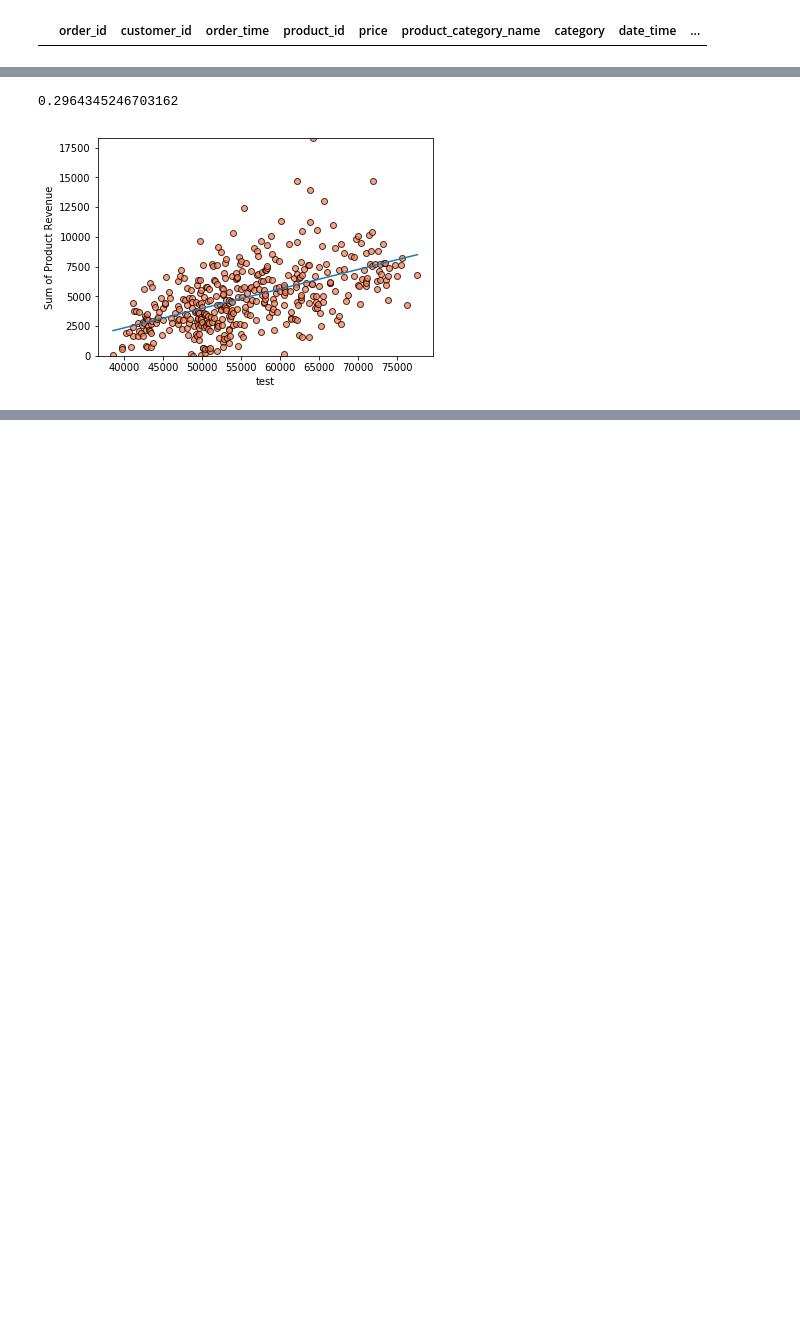
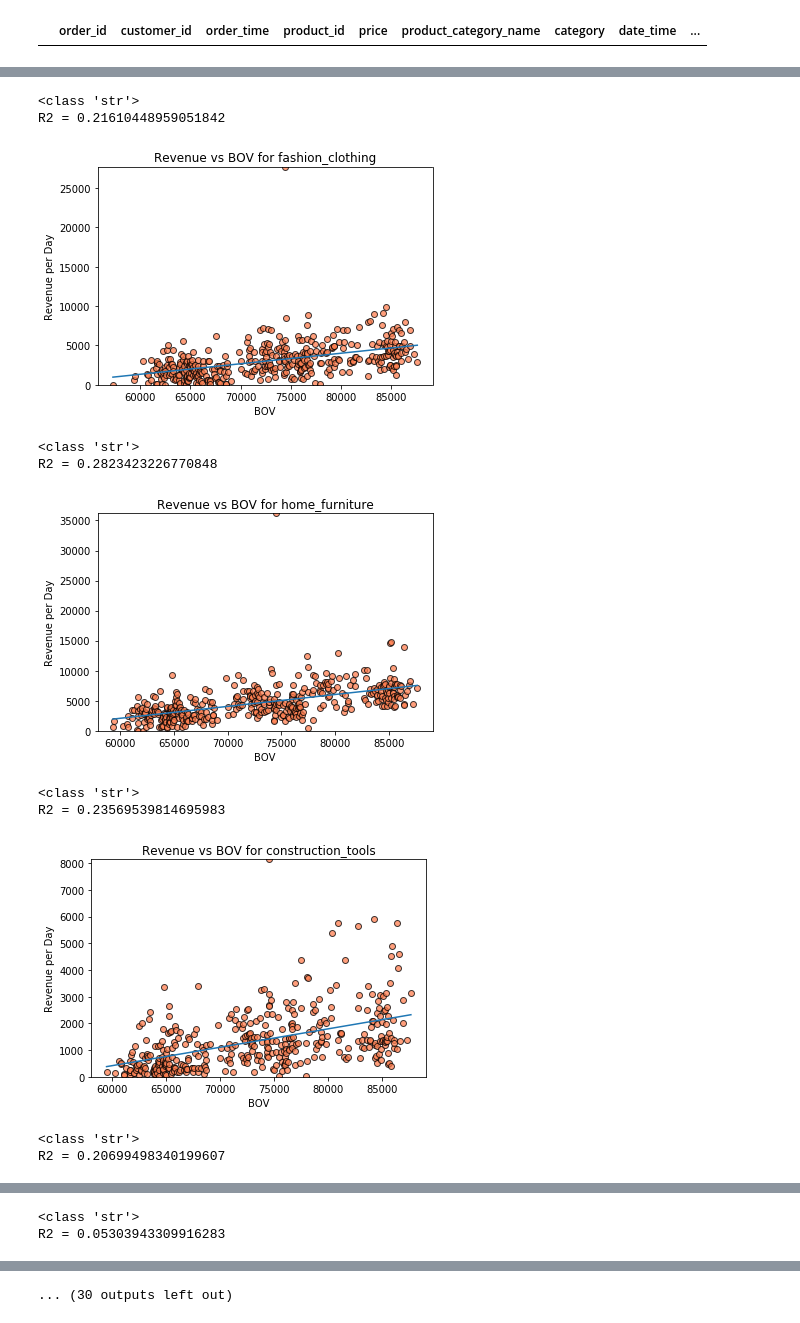
Before and after one commit to BShim92/BrazilianECommerce, a Jupyter notebook: ECommerceDataMerge.ipynb, the cells around one changed output, grey strips where cells are left out. Cells and saved outputs as stored; diff of their text form; code cells hidden in the pictures; blank space fills up the shorter version.

```diff
--- a/ECommerceDataMerge.ipynb
+++ b/ECommerceDataMerge.ipynb
@@ -146,3 +71,6 @@ BOV_df = BOV_df.sort_values(by = 'day', ascending = True)
 BOV_df['BOVdiff'] = BOV_df['BOV'].diff(periods = days)
 BOV_df['BOVma'] = BOV_df['BOV'].rolling(window = days).mean()
 BOV_df.head(20)
+
+metriclist = ['BOV', 'BOVdiff', 'BOVma']
+mergedf = pd.merge(mergedf, BOV_df, on = 'day', how = 'left')
@@ -167,5 +76,0 @@ BOV_df.head(20)
-# %%
-mergedf = pd.merge(mergedf, CPI_df, on = 'month', how = 'left')
-mergedf = pd.merge(mergedf, BOV_df, on = 'day', how = 'left')
-
-mergedf
@@ -224,14 +94,16 @@ array(['housewares', 'perfumery', 'auto', 'pet_shop', 'stationery', nan,
 # gray = appliances
     # 'air_conditioning','small_appliances','home_appliances','home_appliances_2','small_appliances_home_oven_and_coffee'
 # %%
-
-new_categories = {'fashion_clothing': ['perfumery', 'watches_gifts','fashion_underwear_beach','fashion_bags_accessories','fashion_shoes','fashion_male_clothing','fashion_sport','fashio_female_clothing','fashion_childrens_clothes'],
-                  'home_furniture': ['housewares','furniture_decor','office_furniture','bed_bath_table','home_confort','furniture_bedroom','kitchen_dining_laundry_garden_furniture','home_comfort_2','furniture_mattress_and_upholstery'],
+new_categories = {'fashion_clothing': ['perfumery', 'luggage_accessories','watches_gifts','fashion_underwear_beach','fashion_bags_accessories','fashion_shoes','fashion_male_clothing','fashion_sport','fashio_female_clothing','fashion_childrens_clothes'],
+                  'home_furniture': ['housewares','art','arts_and_craftmanship','furniture_decor','office_furniture','bed_bath_table','home_confort','furniture_bedroom','kitchen_dining_laundry_garden_furniture','home_comfort_2','furniture_mattress_and_upholstery'],
                   'construction_tools': ['garden_tools','construction_tools_construction','construction_tools_lights','construction_tools_garden','construction_tools_safety','home_construction','construction_tools_tools'],
                   'electronics': ['computers_accessories','telephony','electionics','cds_dvds_musicals','consoles_games','audio','tablets_printing_image','computers','dvds_blu_ray','music'],
                   'food_drink': ['food','drinks','food_drink','la_cuisine'],
                   'books': ['books_general_interest','books_imported','books_technical'],
-                  'appliances': ['air_conditioning','small_appliances','home_appliances','home_appliances_2','small_appliances_home_oven_and_coffee']}
+                  'appliances': ['air_conditioning','small_appliances','home_appliances','home_appliances_2','small_appliances_home_oven_and_coffee'],
+                    'auto': ['auto'],
+                    'industry':['agro_industry_and_commerce','industry_commerce_and_business'],
+                    'other':['pet_shop','stationary','toys','baby','cool_stuff','sports_leisure','diapers_and_hygeine','signaling_and_security','party_supplies','cine_photo','market_place','musical_instruments','christmas_supplies']}
 
 new_dict = {}
 for key,valuelist in new_categories.items():
@@ -317,25 +191,38 @@ groupdf.head()
 # %%
-#scatter for BOVdiff and cateogries
+#BY CATEGORIES
+for metric in metriclist:
+    for cat in new_categories.keys():
+        groupdf = mergedf.groupby([metric, 'category'])
+        groupdf = groupdf.sum()
+        #sum of prices
+        #groupdf = groupdf.sum()
+        groupdf.reset_index(inplace = True)
+        #why are there sum of prices at 0? no data from those dates?
+        groupdf = groupdf.loc[groupdf['price'] > 1]
+        #change categories
+        groupdf = groupdf.loc[groupdf['category'] == cat]
 
-groupdf = mergedf.groupby(['BOVdiff', 'category'])
-groupdf = groupdf.sum()
-#sum of prices
-#groupdf = groupdf.sum()
-groupdf.reset_index(inplace = True)
-#why are there sum of prices at 0? no data from those dates?
-groupdf = groupdf.loc[groupdf['price'] > 1]
-#change categories
-groupdf = groupdf.loc[groupdf['category'] == 'home_furniture']
-
-plt.scatter(groupdf['BOVdiff'], groupdf['price'], color=["coral"], edgecolor="black", alpha = 0.75,marker="o")
-plt.ylim(0, max(groupdf['price']))
-(slopeBOV, interceptBOV, rBOV, _, _) = linregress(groupdf['BOVdiff'], groupdf['price'])
-fitBOV = slopeBOV * groupdf['BOVdiff'] + interceptBOV
-plt.ylabel('Sum of Product Revenue')
-plt.xlabel('test')
-
-plt.plot(groupdf['BOVdiff'], fitBOV)
-print(rBOV**2)
+        plt.scatter(groupdf[metric], groupdf['price'], color=["coral"], edgecolor="black", alpha = 0.75,marker="o")
+        plt.ylim(0, max(groupdf['price']))
+        (slopeBOV, interceptBOV, rBOV, _, _) = linregress(groupdf[metric], groupdf['price'])
+        fitBOV = slopeBOV * groupdf[metric] + interceptBOV
+        plt.ylabel('Revenue per Day')
+        plt.xlabel(metric)
+        plt.title(f'Revenue vs {metric} for {cat}')
+        print(type(metric))
+        plt.plot(groupdf[metric], fitBOV)
+        print(f'R2 = {rBOV**2}')
+        plt.savefig('./Graphs/{metric}{cat}.png')
+        plt.show()
 # %% [output]
-0.2964345246703162
+<class 'str'>
+R2 = 0.21610448959051842
-[figure, old version]
+[figure, new version]
+<class 'str'>
+R2 = 0.2823423226770848
+[figure, added]
+<class 'str'>
+R2 = 0.23569539814695983
+[figure, added]
+<class 'str'>
+R2 = 0.20699498340199607
@@ -341,0 +230,2 @@ print(rBOV**2)
+<class 'str'>
+R2 = 0.05303943309916283
@@ -342 +236,2 @@ print(rBOV**2)
+... (30 outputs left out)
 # %%
```
Also changed, not shown: parts of 29 cells of this notebook.
